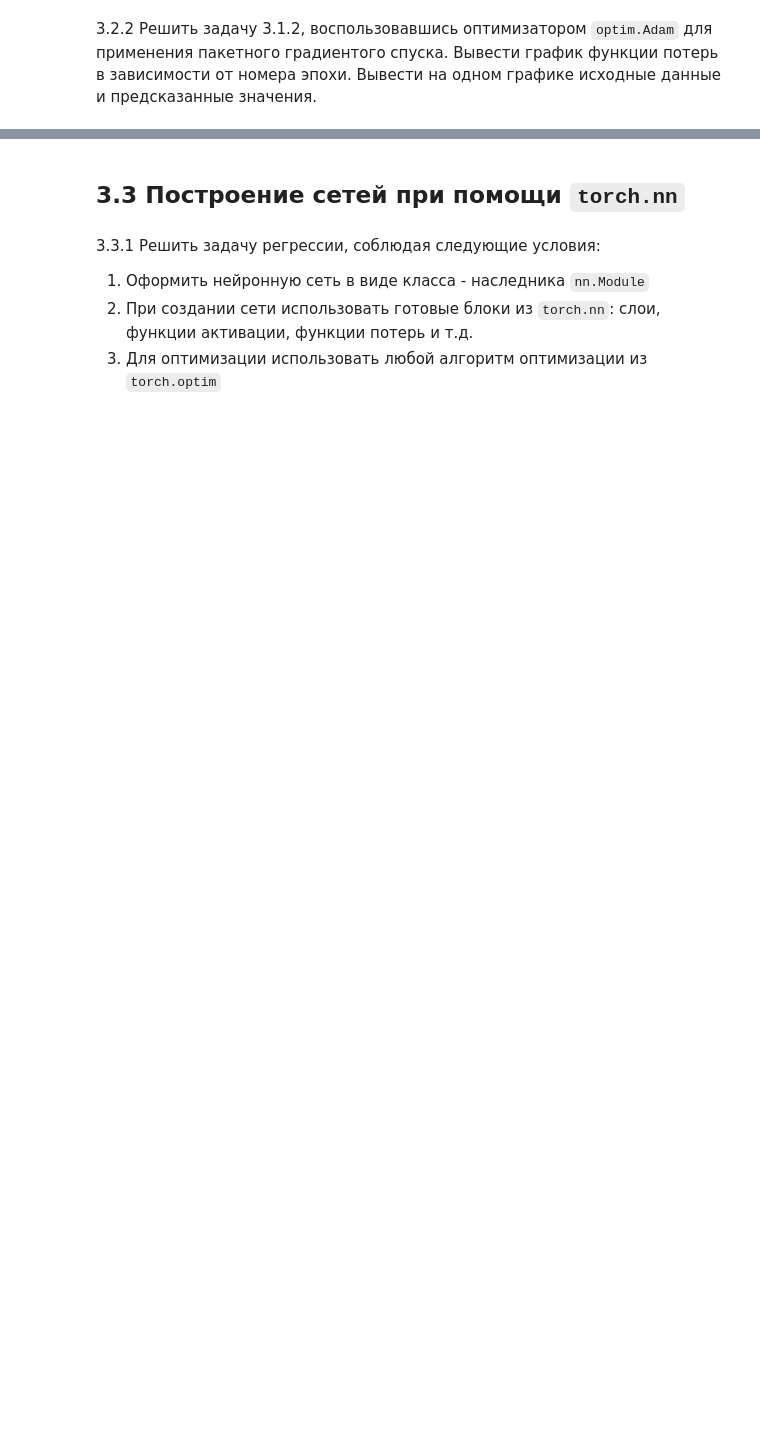
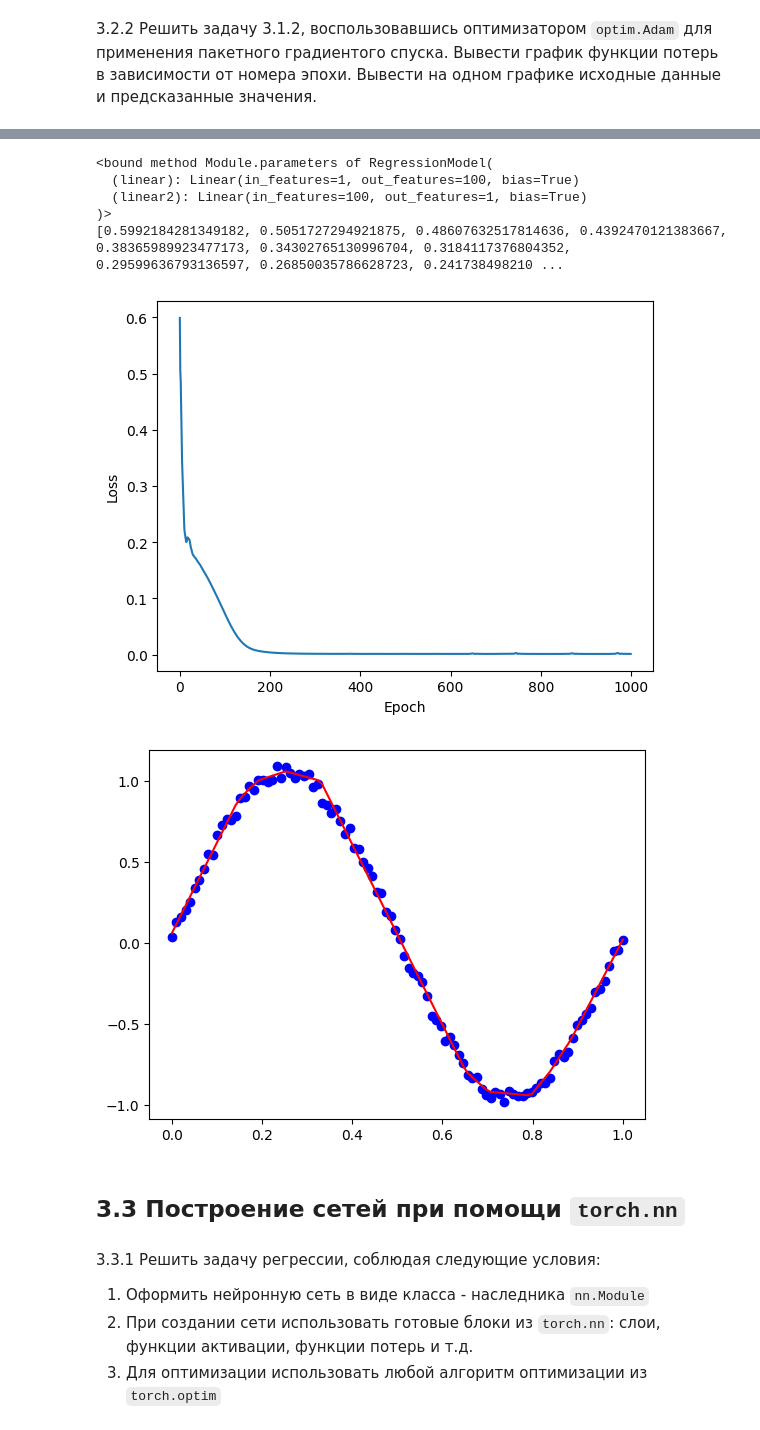
Before and after one commit to bitcoineazy/Machine_Learning, a Jupyter notebook: PyTorch/ML03_autograd/blank_03_autograd_optim_nn_datasets.ipynb, the cells around one changed output, grey strips where cells are left out. Drawn from its saved outputs; the diff is of its cells as text; code cells hidden in the pictures; blank space fills up the shorter version.

```diff
--- a/PyTorch/ML03_autograd/blank_03_autograd_optim_nn_datasets.ipynb
+++ b/PyTorch/ML03_autograd/blank_03_autograd_optim_nn_datasets.ipynb
@@ -103,3 +441,82 @@ import torch.optim as optim
+# %%
+import torch
+import matplotlib.pyplot as plt
+
+# Создаем исходные данные
+X = torch.linspace(0, 1, 100).view(-1, 1)
+y = torch.sin(2 * np.pi * X) + 0.1 * torch.rand(X.size())
+
+# Создаем модель
+class RegressionModel(torch.nn.Module):
+    def __init__(self, input_size, hidden_size, num_classes):
+        super(RegressionModel, self).__init__()
+        self.linear = torch.nn.Linear(input_size, hidden_size) # скрытый слой с 100 нейронами
+        self.relu = ReLU()
+        self.linear2 = torch.nn.Linear(hidden_size, num_classes)
+
+    def forward(self, x):
+        x = self.linear(x)
+        x = self.relu.forward(x)
+        x = self.linear2(x)
+        return x
+
+# Инициализируем модель и функцию потерь
+model = RegressionModel(1, 100, 1)
+print(model.parameters)
+loss_fn = MSELoss()
+
+# Инициализируем оптимизатор
+learning_rate = 0.01
+
+# # Параметры
+# weight_1 = torch.nn.Parameter(torch.randn(1, 10))
+# bias_1 = torch.nn.Parameter(torch.zeros(10))
+
+# weight_2 = torch.nn.Parameter(torch.randn(10, 1))
+# bias_2 = torch.nn.Parameter(torch.zeros(1))
+
+
+optimizer = torch.optim.Adam(model.parameters(), lr=learning_rate)
+
+# Обучение модели
+num_epochs = 1000
+losses = []
+
+for epoch in range(num_epochs):
+    # Сброс градиентов перед обратным распространением
+    optimizer.zero_grad()
+
+    # Вычисление предсказания модели и значения функции потерь
+    y_pred = model(X)
+    loss = loss_fn.forward(y_pred, y)
+
+    # Расчет градиентов и обновление весов
+    loss.backward()
+    optimizer.step()
+
+    # Сохранение значения функции потерь
+    losses.append(loss.item())
+
+# Вывод результатов
+print(losses)
+plt.plot(losses)
+plt.xlabel('Epoch')
+plt.ylabel('Loss')
+plt.show()
+
+# Вывод исходных данных и предсказанных значений на одном графике
+plt.scatter(X, y, color='blue')
+# print(f"detach: {model(X).detach().numpy()}")
+plt.plot(X, model(X).detach().numpy(), color='red')
+plt.show()
+# %% [output]
+<bound method Module.parameters of RegressionModel(
+  (linear): Linear(in_features=1, out_features=100, bias=True)
+  (linear2): Linear(in_features=100, out_features=1, bias=True)
+)>
+[0.5992184281349182, 0.5051727294921875, 0.48607632517814636, 0.4392470121383667, 0.38365989923477173, 0.34302765130996704, 0.3184117376804352, 0.29599636793136597, 0.26850035786628723, 0.241738498210 ...
+[figure, added]
+[figure, added]
 # %% [markdown]
 ## 3.3 Построение сетей при помощи `torch.nn`
 # %%
```
Also changed, not shown: parts of 15 cells of this notebook.
